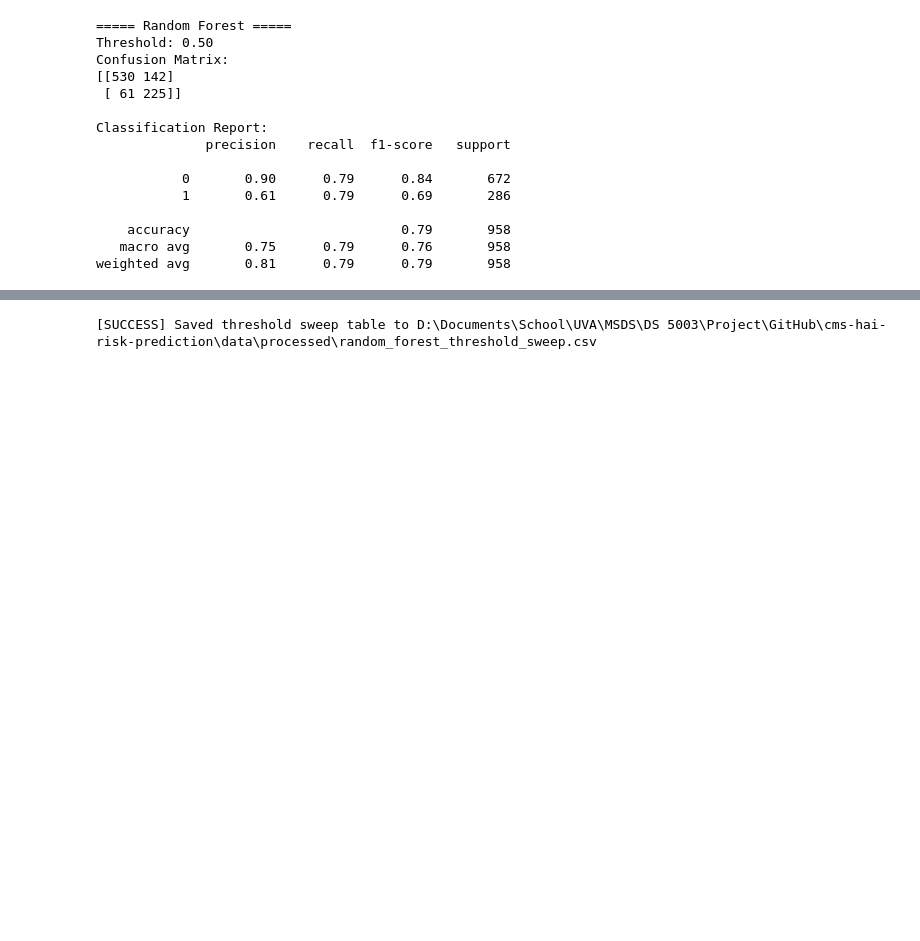
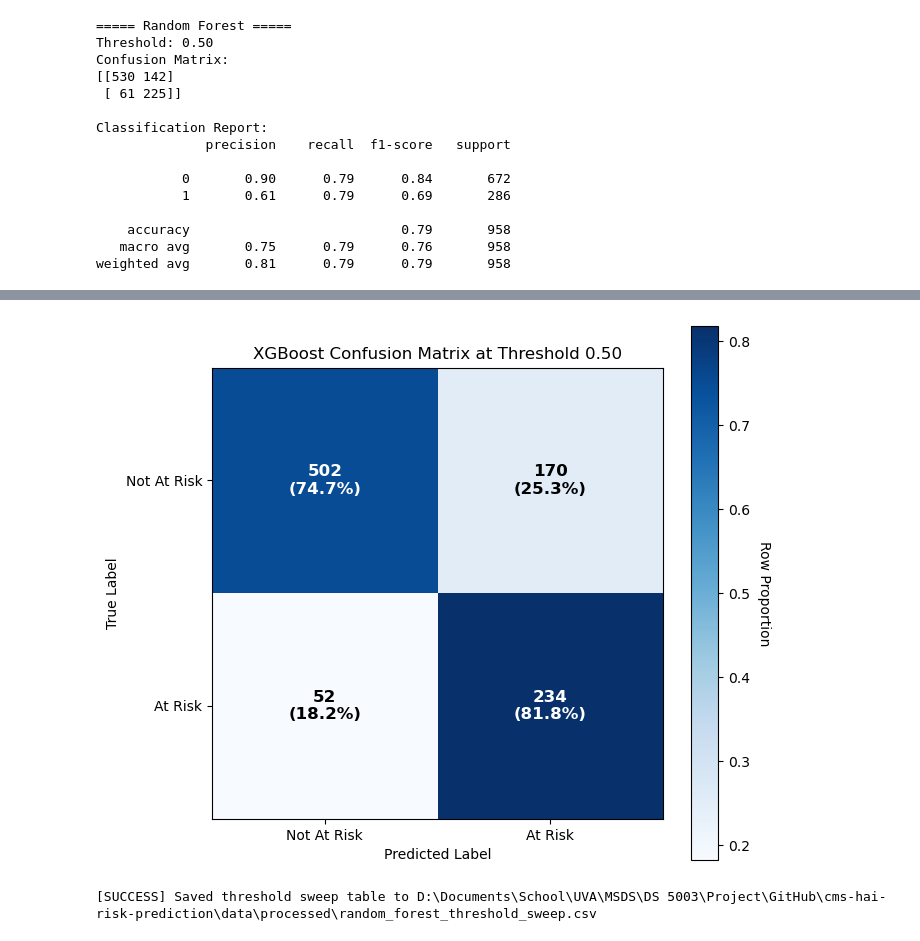
Before and after one commit to Rjashby1/cms-hai-risk-prediction, a Jupyter notebook: code/main_pipeline.ipynb, the cells around one changed output, grey strips where cells are left out. Saved outputs shown, nothing was run; the diff lists cells and outputs as text; code cells hidden in the pictures; blank space fills up the shorter version.

```diff
--- a/code/main_pipeline.ipynb
+++ b/code/main_pipeline.ipynb
@@ -763,3 +836,13 @@ weighted avg       0.81      0.79      0.79       958
+# %%
+plot_pretty_confusion_matrix(
+    model=xgb_best,
+    X_eval=X_test,
+    y_eval=y_test,
+    model_name="XGBoost",
+    threshold=0.50
+)
+# %% [output]
+[figure, added]
 # %%
 rf_thresholds = step_09.threshold_sweep(
     model=rf_best,
```
Also changed, not shown: parts of 3 cells of this notebook.
